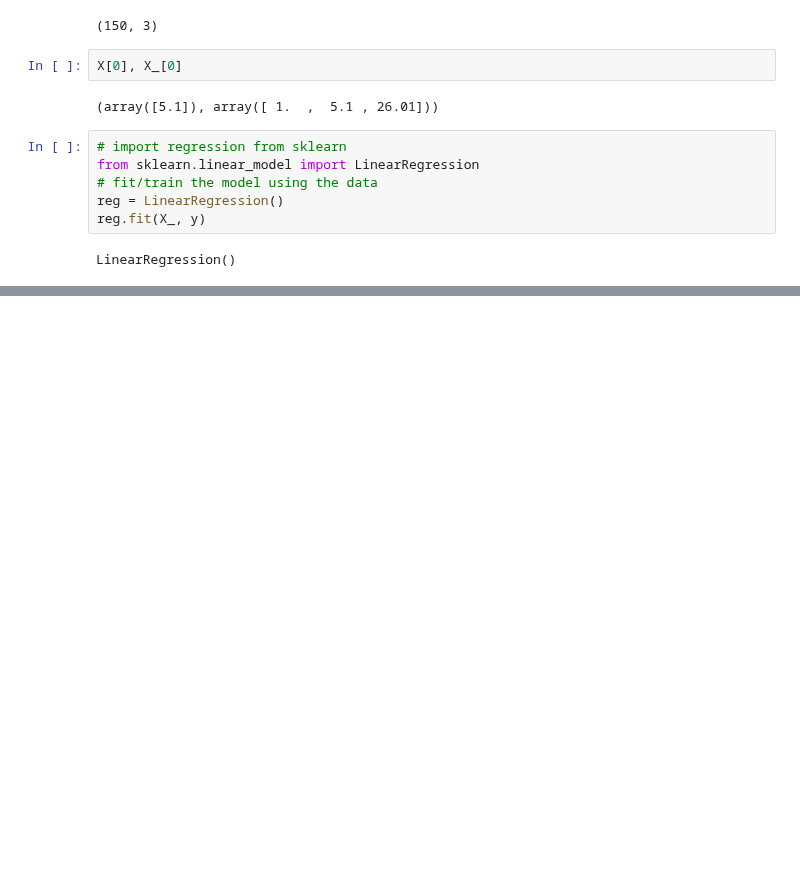
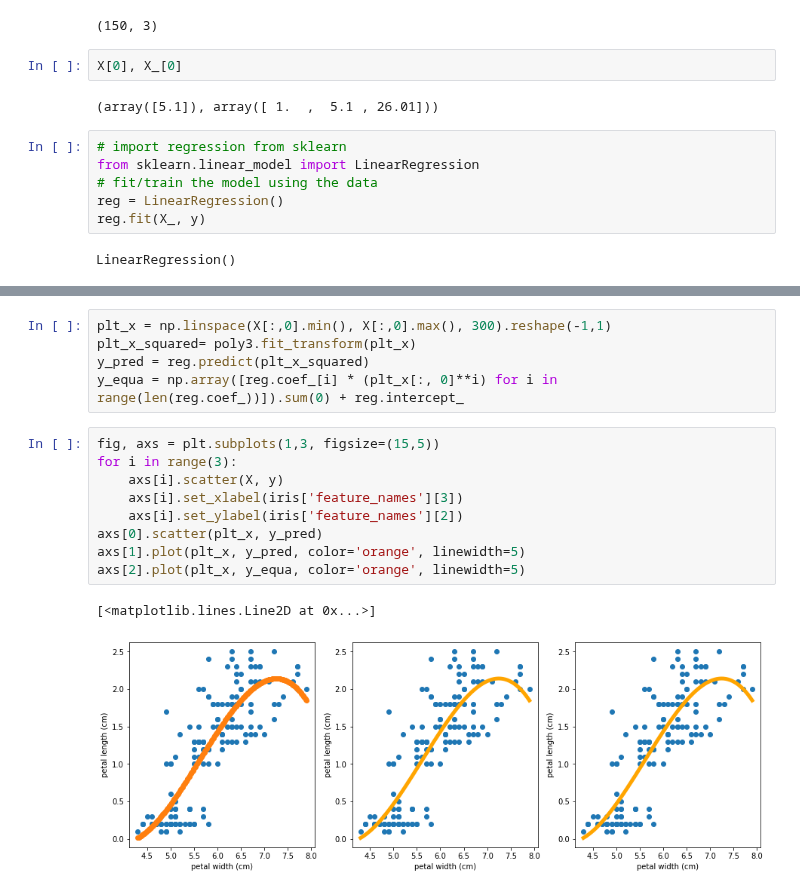
Before and after one commit to MartaVallejo/MachineLearning, a Jupyter notebook: PolynomialRegression.ipynb, the cells around one changed output, grey strips where cells are left out. Cells and saved outputs as stored; diff of their text form; blank space fills up the shorter version.

```diff
--- a/PolynomialRegression.ipynb
+++ b/PolynomialRegression.ipynb
@@ -71,0 +100,17 @@ axs[1].plot(plt_x, y_pred)
+# %%
+plt_x = np.linspace(X[:,0].min(), X[:,0].max(), 300).reshape(-1,1)
+plt_x_squared= poly3.fit_transform(plt_x)
+y_pred = reg.predict(plt_x_squared)
+y_equa = np.array([reg.coef_[i] * (plt_x[:, 0]**i) for i in range(len(reg.coef_))]).sum(0) + reg.intercept_
+# %%
+fig, axs = plt.subplots(1,3, figsize=(15,5))
+for i in range(3):
+    axs[i].scatter(X, y)
+    axs[i].set_xlabel(iris['feature_names'][3])
+    axs[i].set_ylabel(iris['feature_names'][2])
+axs[0].scatter(plt_x, y_pred)
+axs[1].plot(plt_x, y_pred, color='orange', linewidth=5)
+axs[2].plot(plt_x, y_equa, color='orange', linewidth=5)
+# %% [output]
+[<matplotlib.lines.Line2D at 0x...>]
+[figure, added]
```
Also changed, not shown: parts of 9 cells of this notebook.
